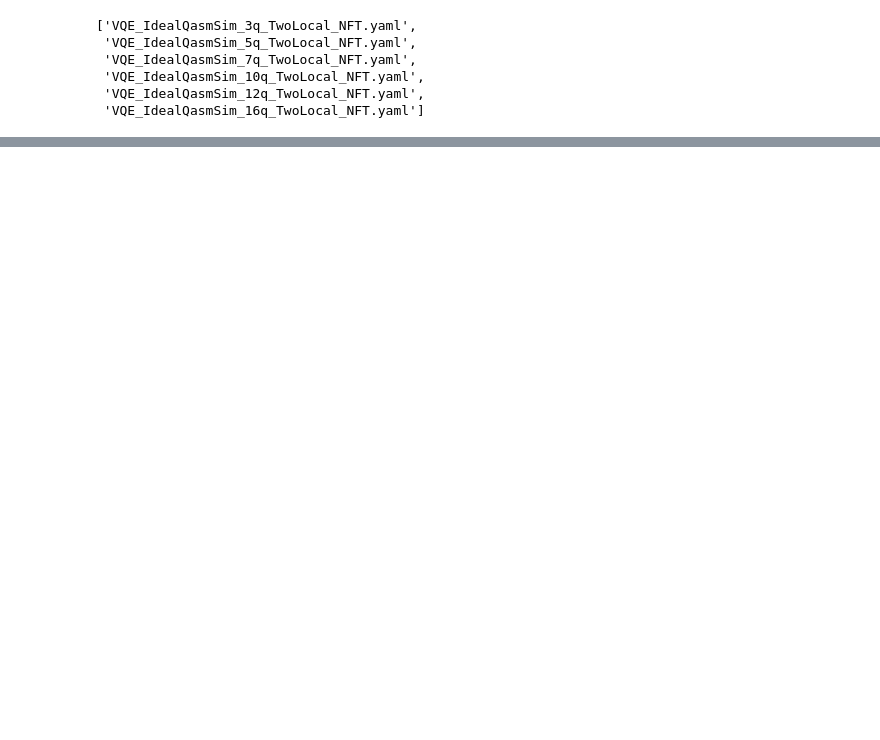
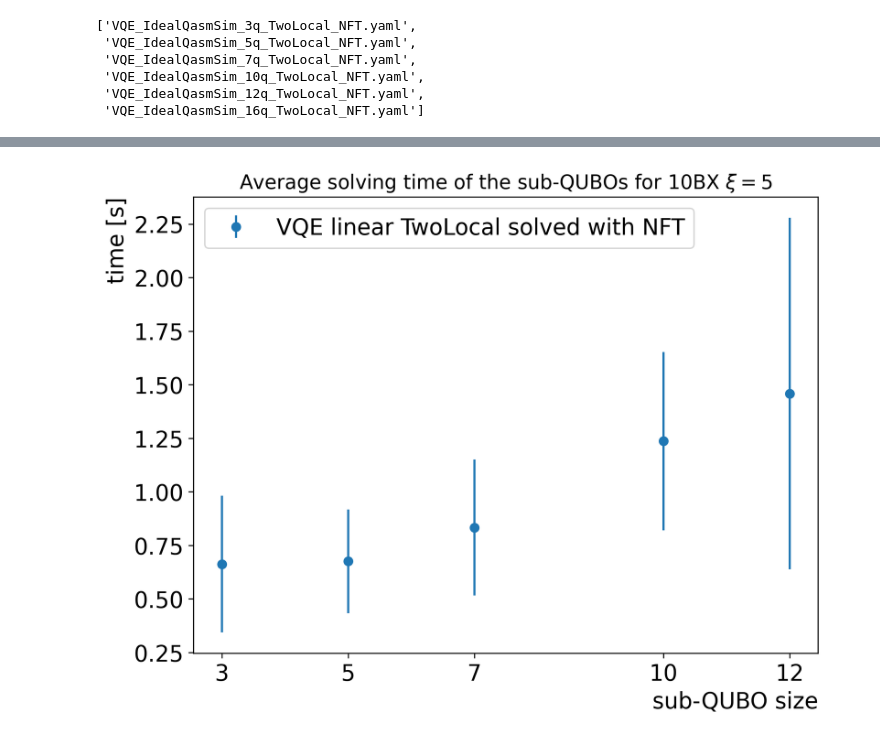
Before and after one commit to davids7788/QUBO-V2, a Jupyter notebook: analysis/Convergence_time_vs_subqubo_size.ipynb, the cells around one changed output, grey strips where cells are left out. Cells and saved outputs as stored; diff of their text form; code cells hidden in the pictures; blank space fills up the shorter version.

```diff
--- a/analysis/Convergence_time_vs_subqubo_size.ipynb
+++ b/analysis/Convergence_time_vs_subqubo_size.ipynb
@@ -143,0 +279,25 @@ Sub-QUBO size = 16: 1:41:54.72 +/- 0:49:12.45
+# %%
+plt.figure(figsize=(8,6), dpi=300)
+plt.errorbar(x=subQUBO_size,
+             y=[np.mean(array) for array in [solving_time_subqubos_3q,
+                                             solving_time_subqubos_5q,
+                                             solving_time_subqubos_7q,
+                                             solving_time_subqubos_10q,
+                                             solving_time_subqubos_12q]],
+             yerr=[np.std(array) for array in [solving_time_subqubos_3q,
+                                               solving_time_subqubos_5q,
+                                               solving_time_subqubos_7q,
+                                               solving_time_subqubos_10q,
+                                               solving_time_subqubos_12q]],
+            label="VQE linear TwoLocal solved with NFT",
+            linestyle="",
+            marker="o")
+plt.title(r"Average solving time of the sub-QUBOs for 10BX, $\xi=5$", fontsize=14)
+plt.legend(loc="upper left", fontsize=16)
+plt.xticks([3, 5, 7, 10, 12], fontsize=16)
+plt.yticks(fontsize=16)
+plt.xlabel("sub-QUBO size", fontsize=16, loc="right")
+plt.ylabel("time [s]", fontsize=16, loc="top")
+plt.savefig("average_time_subQUBO.pdf", bbox_inches='tight')
+# %% [output]
+[figure, added]
```
Also changed, not shown: parts of 12 cells of this notebook, 4 other files.
